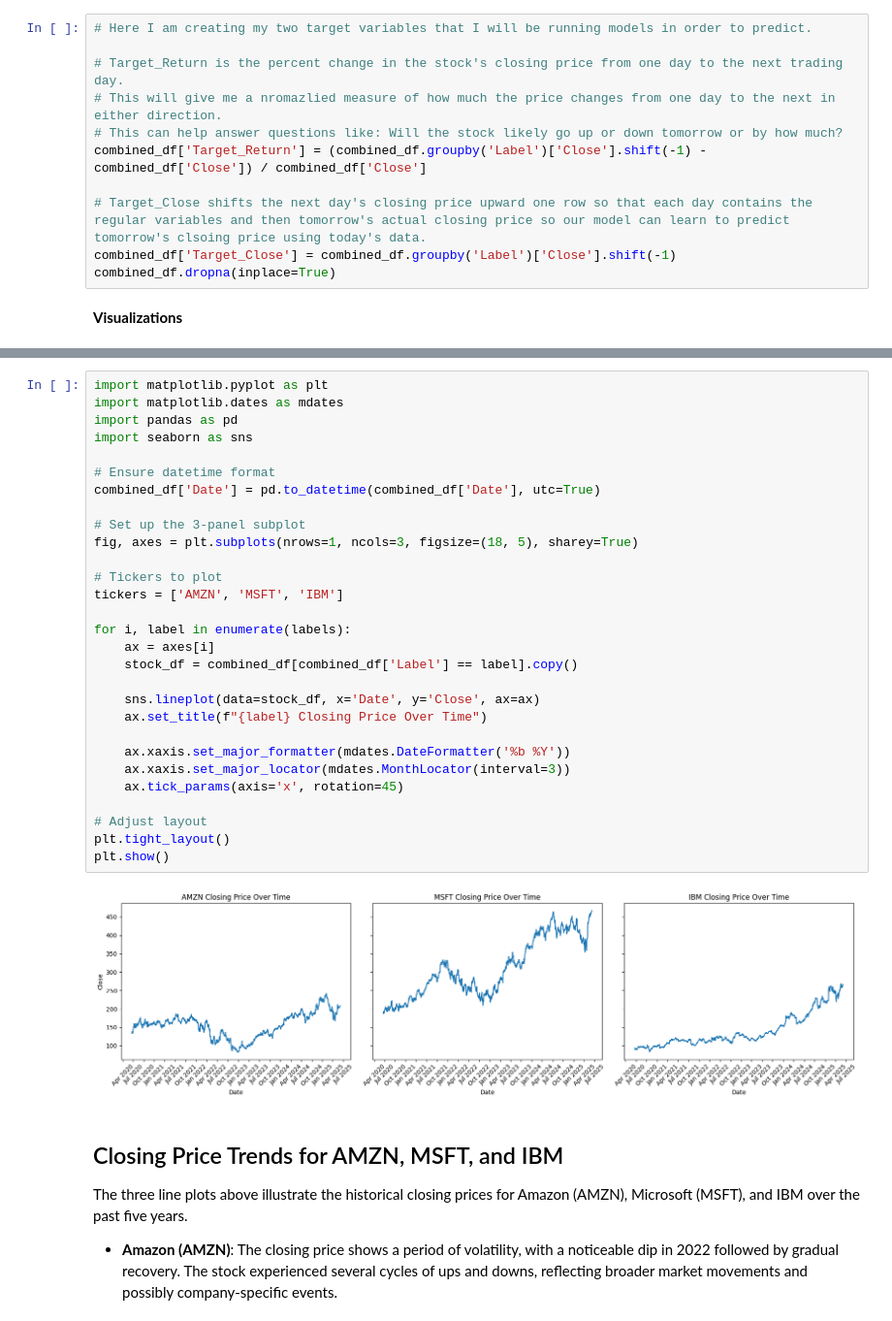
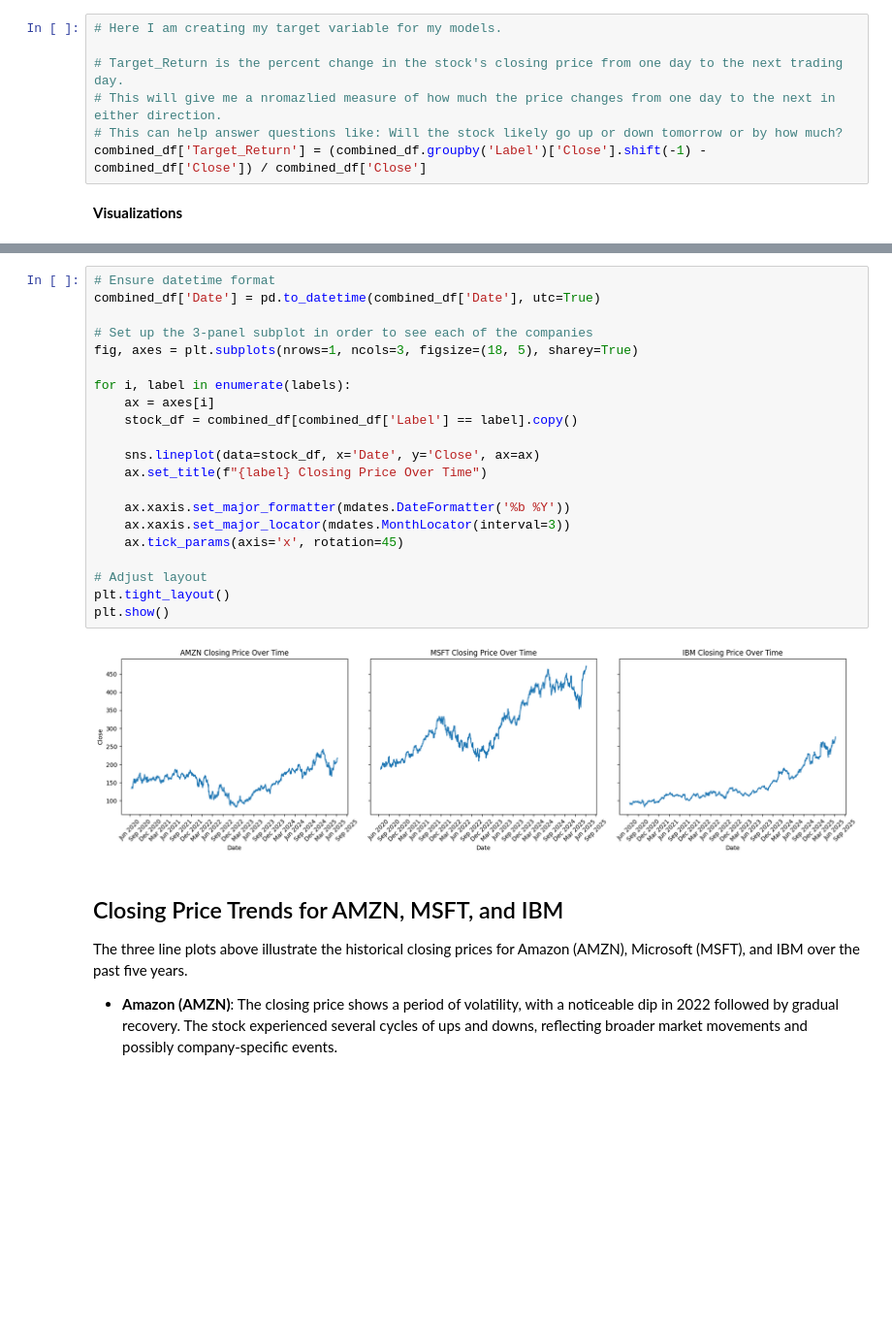
Before and after one commit to dberry002/Stock-Price-Forecasting, a Jupyter notebook: data/Stock-Forecasting.ipynb, the cells around one changed output, grey strips where cells are left out. Shown at 97% size. Drawn from its saved outputs; the diff is of its cells as text; blank space fills up the shorter version.

```diff
--- a/data/Stock-Forecasting.ipynb
+++ b/data/Stock-Forecasting.ipynb
@@ -223,16 +219,12 @@ After creating a boxplot of the `Close` column, it became clear that there are s
 
 However, this price disparity may cause issues when training machine learning models — particularly those that are sensitive to scale. Models may unintentionally prioritize fitting a certain values over the others, potentially reducing accuracy and fairness across the dataset. To address this, I plan to either model each stock individually or use `percent return` as the outcome variable instead of raw closing price.
 # %%
-# Here I am creating my two target variables that I will be running models in order to predict.
+# Here I am creating my target variable for my models.
 
 # Target_Return is the percent change in the stock's closing price from one day to the next trading day.
 # This will give me a nromazlied measure of how much the price changes from one day to the next in either direction.
 # This can help answer questions like: Will the stock likely go up or down tomorrow or by how much?
 combined_df['Target_Return'] = (combined_df.groupby('Label')['Close'].shift(-1) - combined_df['Close']) / combined_df['Close']
-
-# Target_Close shifts the next day's closing price upward one row so that each day contains the regular variables and then tomorrow's actual closing price so our model can learn to predict tomorrow's clsoing price using today's data.
-combined_df['Target_Close'] = combined_df.groupby('Label')['Close'].shift(-1)
-combined_df.dropna(inplace=True)
 # %% [markdown]
 **Visualizations**
 # %% [markdown]
@@ -250,34 +242,26 @@ To address this, I will:
 # %%
-import matplotlib.pyplot as plt
-import matplotlib.dates as mdates
-import pandas as pd
-import seaborn as sns
-
 # Ensure datetime format
 combined_df['Date'] = pd.to_datetime(combined_df['Date'], utc=True)
 
-# Set up the 3-panel subplot
+# Set up the 3-panel subplot in order to see each of the companies
 fig, axes = plt.subplots(nrows=1, ncols=3, figsize=(18, 5), sharey=True)
-
-# Tickers to plot
-tickers = ['AMZN', 'MSFT', 'IBM']
 
 for i, label in enumerate(labels):
     ax = axes[i]
     stock_df = combined_df[combined_df['Label'] == label].copy()
 
     sns.lineplot(data=stock_df, x='Date', y='Close', ax=ax)
     ax.set_title(f"{label} Closing Price Over Time")
 
     ax.xaxis.set_major_formatter(mdates.DateFormatter('%b %Y'))
     ax.xaxis.set_major_locator(mdates.MonthLocator(interval=3))
     ax.tick_params(axis='x', rotation=45)
 
 # Adjust layout
 plt.tight_layout()
 plt.show()
 # %% [output]
-[figure, old version]
+[figure, new version]
 # %% [markdown]
 ## Closing Price Trends for AMZN, MSFT, and IBM
 
```
Also changed, not shown: parts of 34 cells of this notebook, 4 other files.
